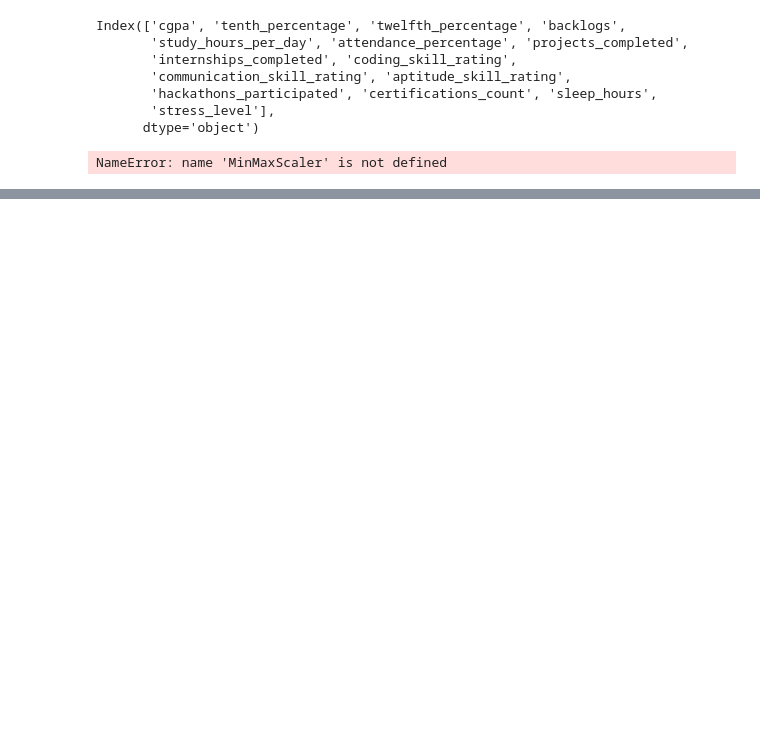
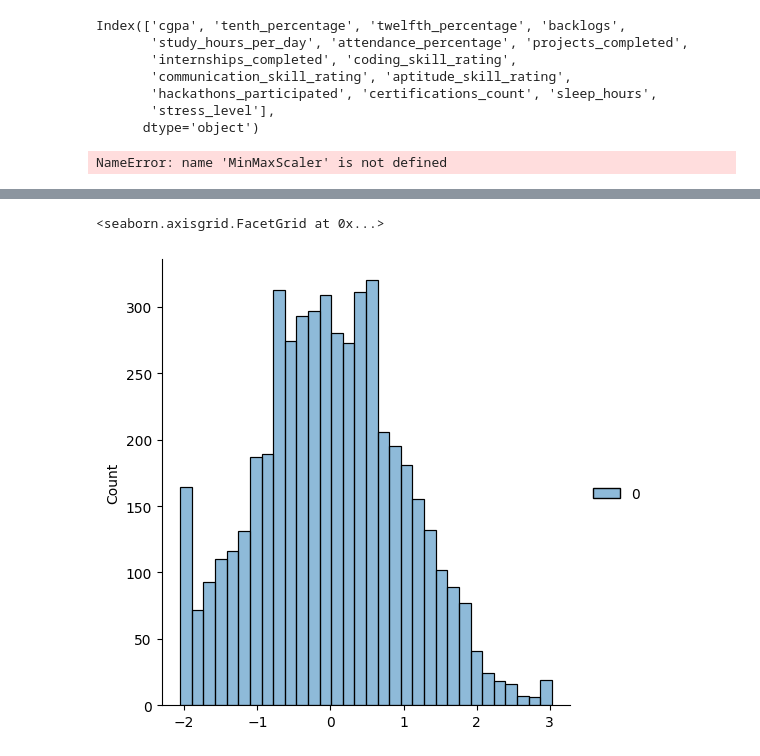
Before and after one commit to Amrutha-Poojary/data-science, a Jupyter notebook: linear_regression_project/experiments_notebooks/linear_regression_project.ipynb, the cells around one changed output, grey strips where cells are left out. Cells and saved outputs as stored; diff of their text form; code cells hidden in the pictures; blank space fills up the shorter version.

```diff
--- a/linear_regression_project/experiments_notebooks/linear_regression_project.ipynb
+++ b/linear_regression_project/experiments_notebooks/linear_regression_project.ipynb
@@ -109,0 +165,7 @@ from sklearn.preprocessing import OneHotEncoder, OrdinalEncoder
+# %%
+study_hours_std_scaled = Std_scaler.fit_transform(X[['study_hours_per_day']])
+
+sns.displot(study_hours_std_scaled)
+# %% [output]
+<seaborn.axisgrid.FacetGrid at 0x...>
+[figure, added]
```
Also changed, not shown: parts of 26 cells of this notebook, 2 other files.
